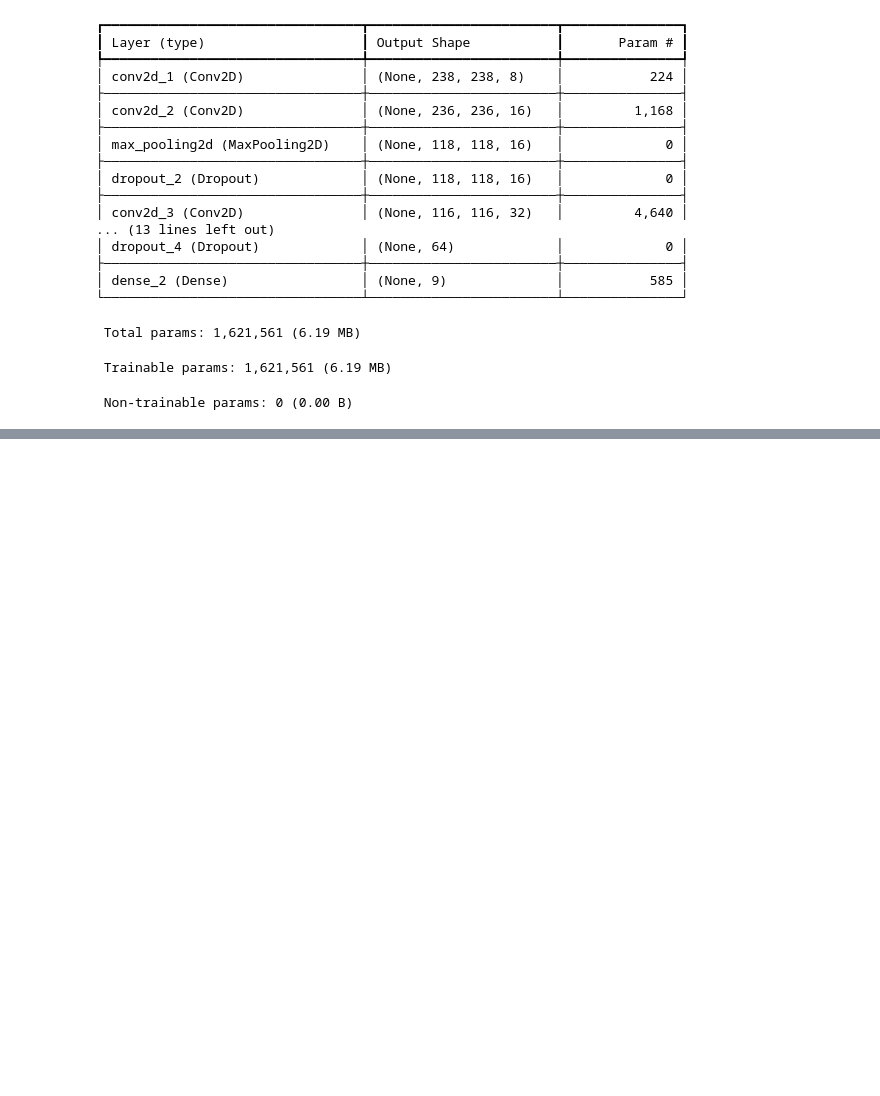
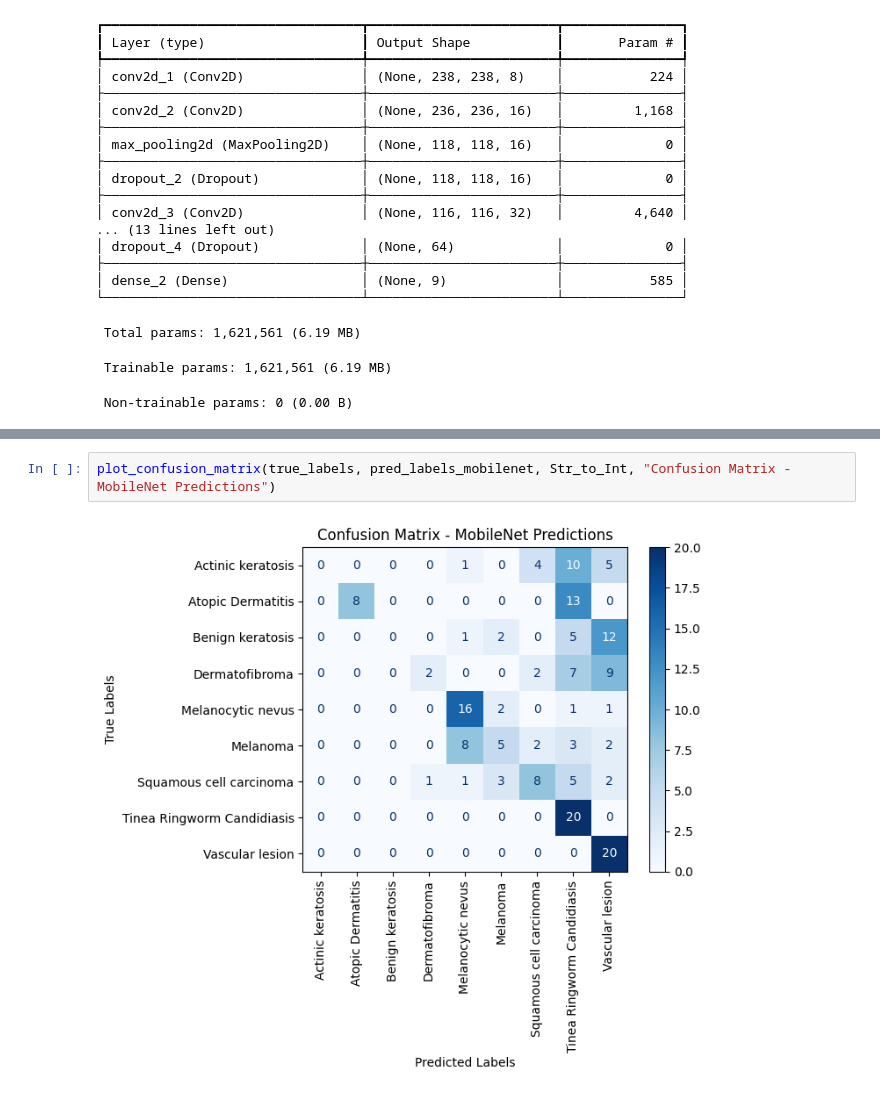
Before and after one commit to SandeshKhatiwada05/Skin-Disease-Detection-CNN--MobileNet-and-DenseNet, a Jupyter notebook: Flask Project/NoLibrarySkinDisease.ipynb, the cells around one changed output, grey strips where cells are left out. Drawn from its saved outputs; the diff is of its cells as text; blank space fills up the shorter version.

```diff
--- a/Flask Project/NoLibrarySkinDisease.ipynb
+++ b/Flask Project/NoLibrarySkinDisease.ipynb
@@ -415,0 +699,4 @@ ValueError: Creating variables on a non-first call to a function decorated with
+# %%
+plot_confusion_matrix(true_labels, pred_labels_mobilenet, Str_to_Int, "Confusion Matrix - MobileNet Predictions")
+# %% [output]
+[figure, added]
```
Also changed, not shown: parts of 27 cells of this notebook, 2 other files.
